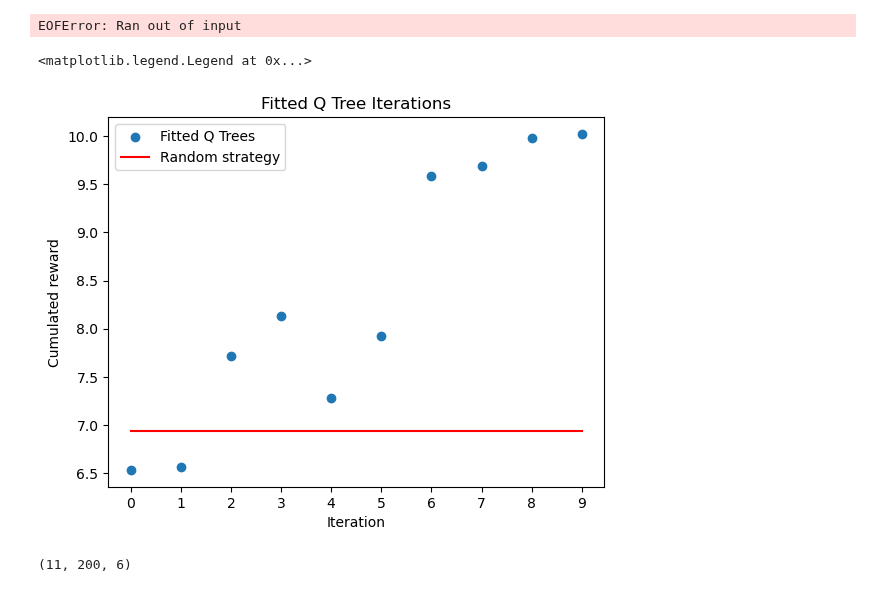
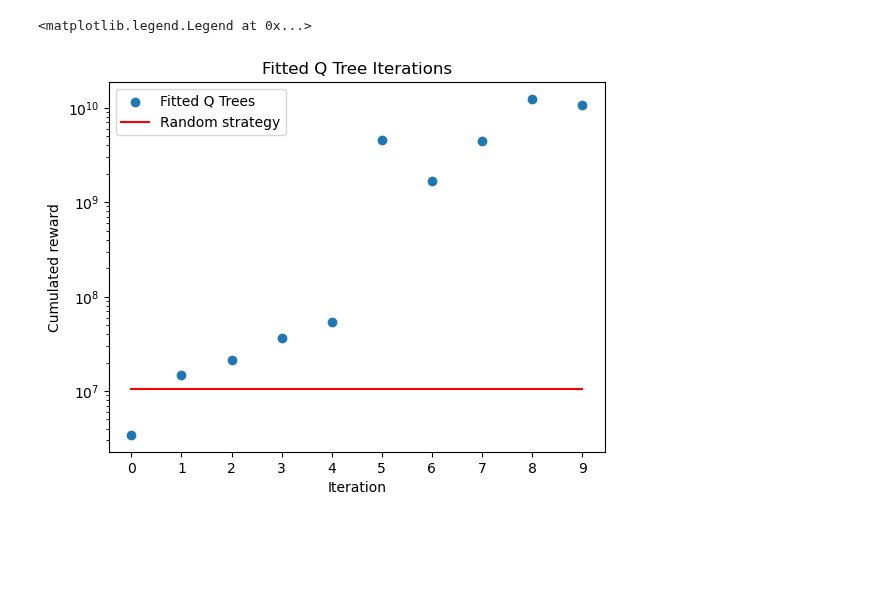
Before and after one commit to SuReLI/hiv_experiment, a Jupyter notebook: 2023/Extra_trees/Extra_trees.ipynb, the cells around one changed output. Saved outputs shown, nothing was run; the diff lists cells and outputs as text; code cells hidden in the pictures; blank space fills up the shorter version.

```diff
--- a/2023/Extra_trees/Extra_trees.ipynb
+++ b/2023/Extra_trees/Extra_trees.ipynb
@@ -190,22 +189,19 @@ filename = 'model_extratree.sav'
 pickle.dump(Tree_test, open(filename, 'wb'))
 # %%
 import pickle
-filename = 'model_extratree.sav'
+filename = 'model_extratree_50.sav'
 tree_trained = pickle.load(open(filename, 'rb'))
-# %% [output]
-EOFError: Ran out of input
+# %%
+actions, states, cum_reward = tree_trained.test()
 # %%
-plt.scatter(range(len(cum_reward)-1),np.log10(cum_reward[1:]), label='Fitted Q Trees')
-plt.plot(range(len(cum_reward)-1), np.log10([cum_reward[0] for i in range(len(cum_reward)-1)]), label='Random strategy', color='red')
+plt.scatter(range(len(cum_reward)-1),cum_reward[1:], label='Fitted Q Trees')
+plt.plot(range(len(cum_reward)-1), [cum_reward[0] for i in range(len(cum_reward)-1)], label='Random strategy', color='red')
 plt.xlabel('Iteration')
 plt.ylabel('Cumulated reward')
 plt.title('Fitted Q Tree Iterations')
 plt.xticks(range(len(cum_reward)-1))
+plt.yscale(value='log')
 plt.legend()
 # %% [output]
 <matplotlib.legend.Legend at 0x...>
-[figure, old version]
+[figure, new version]
-# %%
-states.shape
-# %% [output]
-(11, 200, 6)
```
Also changed, not shown: parts of 13 cells of this notebook.
